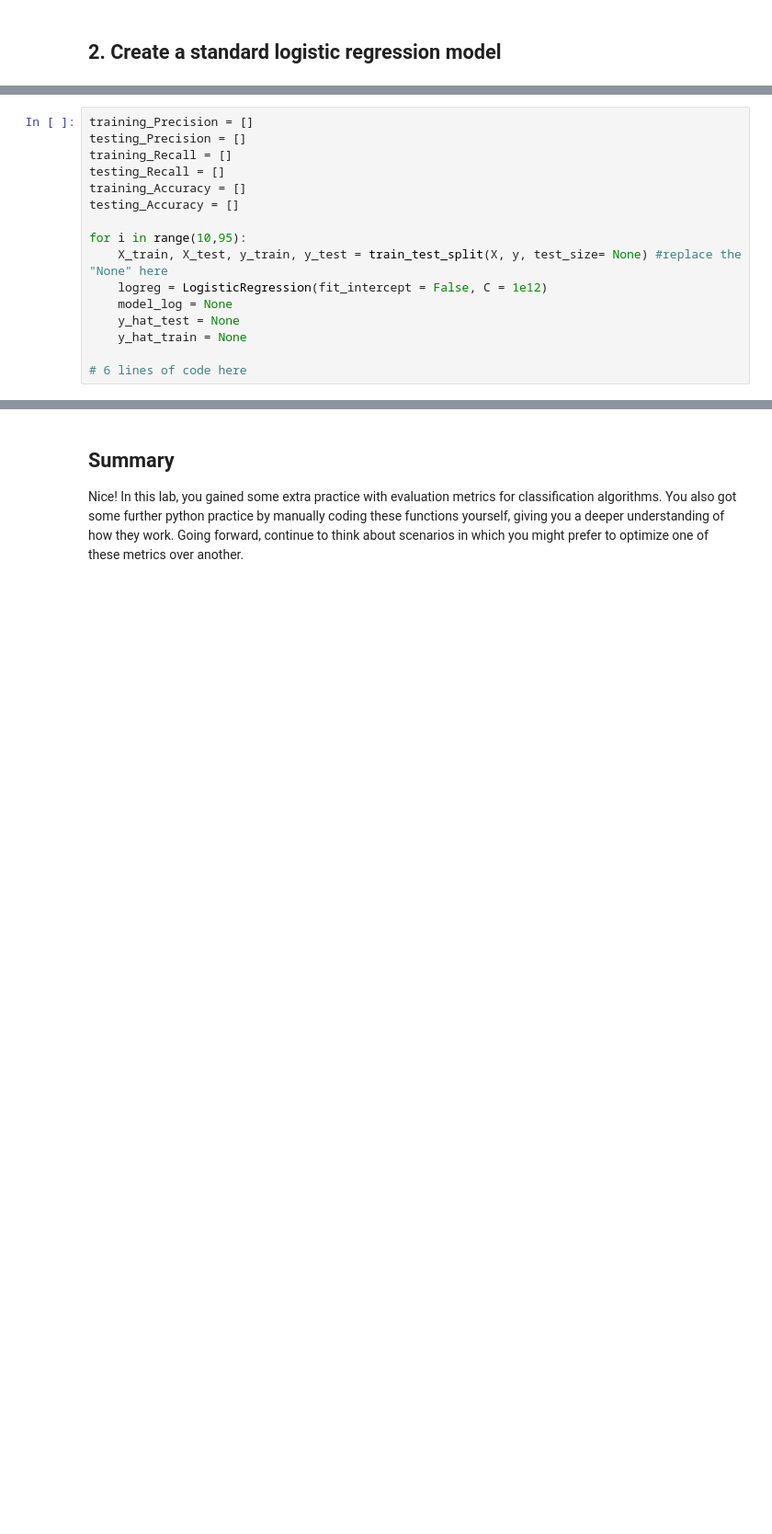
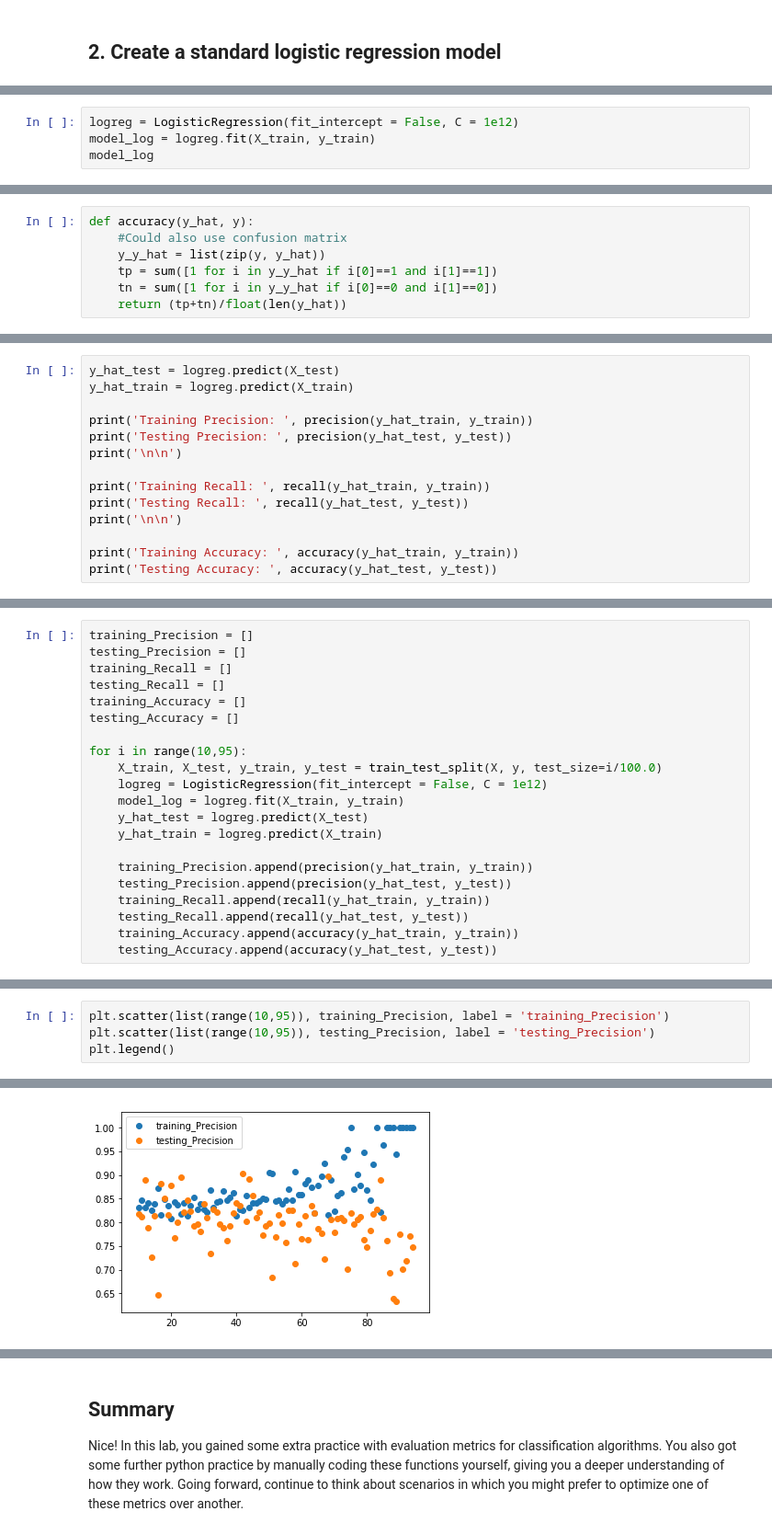
Before and after one commit to learn-co-curriculum/dsc-evaluating-logistic-regression-models-lab, a Jupyter notebook: index.ipynb, the cells around one changed output, grey strips where cells are left out. Shown at 92% size. Cells and saved outputs as stored; diff of their text form; blank space fills up the shorter version.

```diff
--- a/index.ipynb
+++ b/index.ipynb
@@ -40,0 +55,4 @@ df = pd.read_csv()
+# %%
+logreg = LogisticRegression(fit_intercept = False, C = 1e12)
+model_log = logreg.fit(X_train, y_train)
+model_log
@@ -56 +84,8 @@ def accuracy(y_hat, y):
+# %%
+def accuracy(y_hat, y):
+    #Could also use confusion matrix
+    y_y_hat = list(zip(y, y_hat))
+    tp = sum([1 for i in y_y_hat if i[0]==1 and i[1]==1])
+    tn = sum([1 for i in y_y_hat if i[0]==0 and i[1]==0])
+    return (tp+tn)/float(len(y_hat))
 # %% [markdown]
@@ -61,0 +93,14 @@ Do this for both the train and the test set.
+# %%
+y_hat_test = logreg.predict(X_test)
+y_hat_train = logreg.predict(X_train)
+
+print('Training Precision: ', precision(y_hat_train, y_train))
+print('Testing Precision: ', precision(y_hat_test, y_test))
+print('\n\n')
+
+print('Training Recall: ', recall(y_hat_train, y_train))
+print('Testing Recall: ', recall(y_hat_test, y_test))
+print('\n\n')
+
+print('Training Accuracy: ', accuracy(y_hat_train, y_train))
+print('Testing Accuracy: ', accuracy(y_hat_test, y_test))
@@ -75,10 +132,15 @@ training_Accuracy = []
 testing_Accuracy = []
 
 for i in range(10,95):
-    X_train, X_test, y_train, y_test = train_test_split(X, y, test_size= None) #replace the "None" here
+    X_train, X_test, y_train, y_test = train_test_split(X, y, test_size=i/100.0)
     logreg = LogisticRegression(fit_intercept = False, C = 1e12)
-    model_log = None
-    y_hat_test = None
-    y_hat_train = None
+    model_log = logreg.fit(X_train, y_train)
+    y_hat_test = logreg.predict(X_test)
+    y_hat_train = logreg.predict(X_train)
 
-# 6 lines of code here
+    training_Precision.append(precision(y_hat_train, y_train))
+    testing_Precision.append(precision(y_hat_test, y_test))
+    training_Recall.append(recall(y_hat_train, y_train))
+    testing_Recall.append(recall(y_hat_test, y_test))
+    training_Accuracy.append(accuracy(y_hat_train, y_train))
+    testing_Accuracy.append(accuracy(y_hat_test, y_test))
@@ -92,0 +147,5 @@ Create 3 scatter plots looking at the test and train precision in the first one,
+# %%
+plt.scatter(list(range(10,95)), training_Precision, label = 'training_Precision')
+plt.scatter(list(range(10,95)), testing_Precision, label = 'testing_Precision')
+plt.legend()
+# %% [output]
@@ -92,0 +153 @@ Create 3 scatter plots looking at the test and train precision in the first one,
+[figure, added]
```
Also changed, not shown: parts of 28 cells of this notebook, 4 other files.
